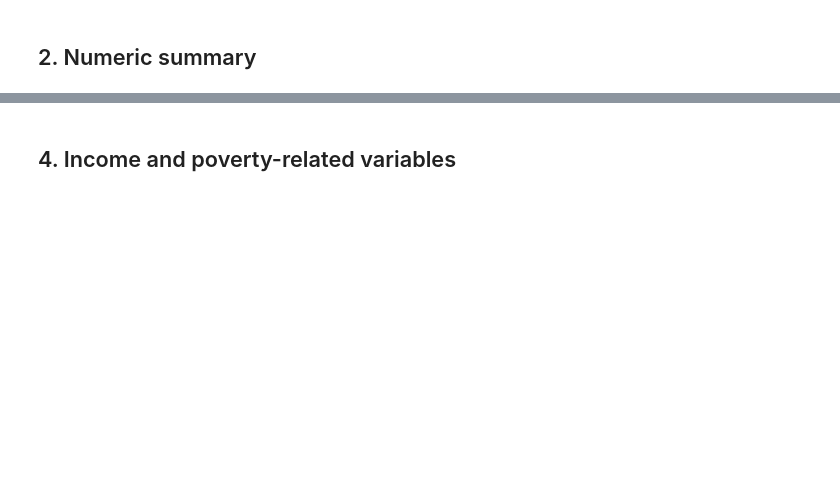
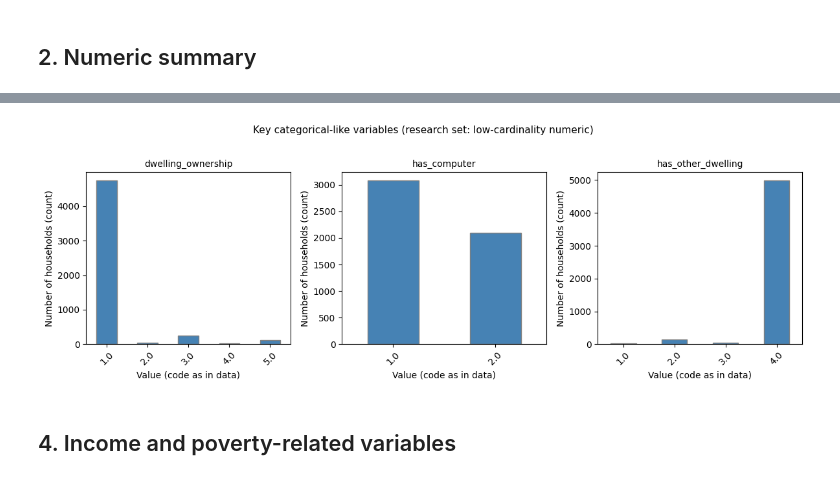
Before and after one commit to hovosukiasyan/capstone, a Jupyter notebook: notebooks/ilcs_eda_final_dataset.ipynb, the cells around one changed output, grey strips where cells are left out. Cells and saved outputs as stored; diff of their text form; code cells hidden in the pictures; blank space fills up the shorter version.

```diff
--- a/notebooks/ilcs_eda_final_dataset.ipynb
+++ b/notebooks/ilcs_eda_final_dataset.ipynb
@@ -59,5 +65,0 @@ Numeric columns: 70
-# %%
-for col in ["region_label", "area_type_label", "cluster"]:
-    if col in df.columns:
-        print(f"\n--- {col} ---")
-        print(df[col].value_counts(dropna=False).to_string())
@@ -92,0 +70,14 @@ plt.show()
+# %%
+# Preferred grouping cols (only in full/final_dropped, not in research set)
+group_cols = ["region_label", "area_type_label", "cluster"]
+existing = [c for c in group_cols if c in df.columns]
+if existing:
+    for col in existing:
+        print(f"\n--- {col} ---")
+        print(df[col].value_counts(dropna=False).to_string())
+else:
+    print("Research set has no region_label, area_type_label, or cluster.")
+    low_card = [c for c in df.columns if df[c].nunique() <= 12 and df[c].dtype in ("int64", "float64")]
+    for col in low_card[:10]:
+        print(f"\n--- {col} (nunique={df[col].nunique()}) ---")
+        print(df[col].value_counts(dropna=False).head(15).to_string())
@@ -92,0 +102,34 @@ plt.show()
+# %%
+group_cols = ["region_label", "area_type_label", "cluster"]
+existing = [c for c in group_cols if c in df.columns]
+if existing:
+    n = len(existing)
+    fig, axes = plt.subplots(1, n, figsize=(4 * n, 4))
+    fig.suptitle("Key categorical / grouping variables (region, area type, cluster)", fontsize=11, y=1.02)
+    axes = [axes] if n == 1 else axes
+    for ax, col in zip(axes, existing):
+        df[col].value_counts().plot(kind="bar", ax=ax, color="steelblue", edgecolor="gray")
+        ax.set_title(col, fontsize=10)
+        ax.set_xlabel("Category (label or code as in data)")
+        ax.set_ylabel("Number of households (count)")
+        ax.tick_params(axis="x", rotation=45)
+    plt.tight_layout()
+    plt.show()
+else:
+    low_card = [c for c in df.columns if df[c].nunique() <= 10 and df[c].dtype in ("int64", "float64")][:3]
+    if low_card:
+        fig, axes = plt.subplots(1, len(low_card), figsize=(4 * len(low_card), 4))
+        fig.suptitle("Key categorical-like variables (research set: low-cardinality numeric)", fontsize=11, y=1.02)
+        axes = [axes] if len(low_card) == 1 else axes
+        for ax, col in zip(axes, low_card):
+            df[col].value_counts().sort_index().plot(kind="bar", ax=ax, color="steelblue", edgecolor="gray")
+            ax.set_title(col, fontsize=10)
+            ax.set_xlabel("Value (code as in data)")
+            ax.set_ylabel("Number of households (count)")
+            ax.tick_params(axis="x", rotation=45)
+        plt.tight_layout()
+        plt.show()
+    else:
+        print("No low-cardinality columns to plot.")
+# %% [output]
+[figure, added]
```
Also changed, not shown: parts of 25 cells of this notebook, 6 other files.
